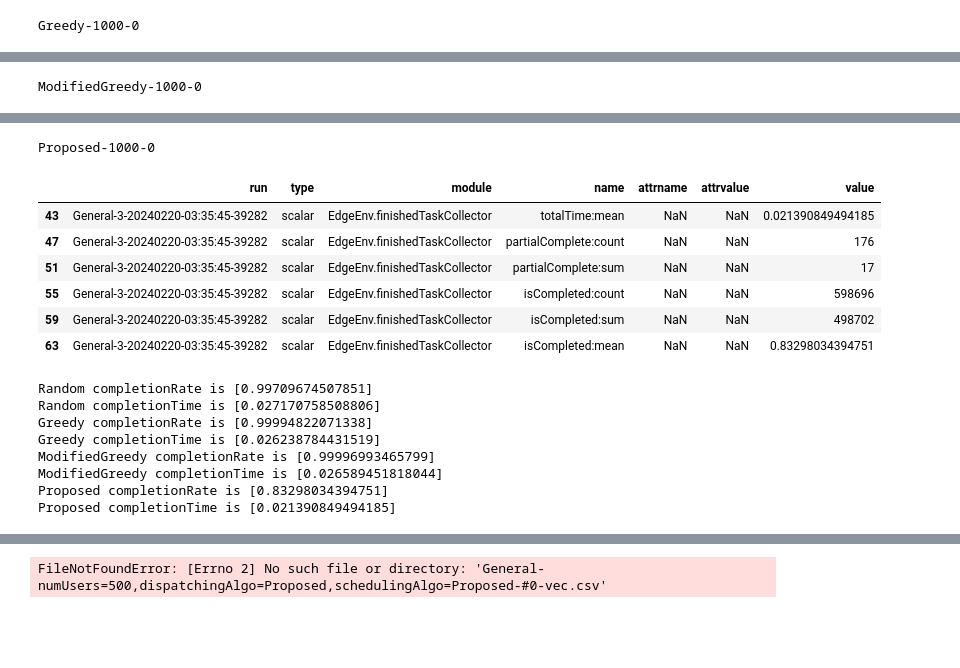
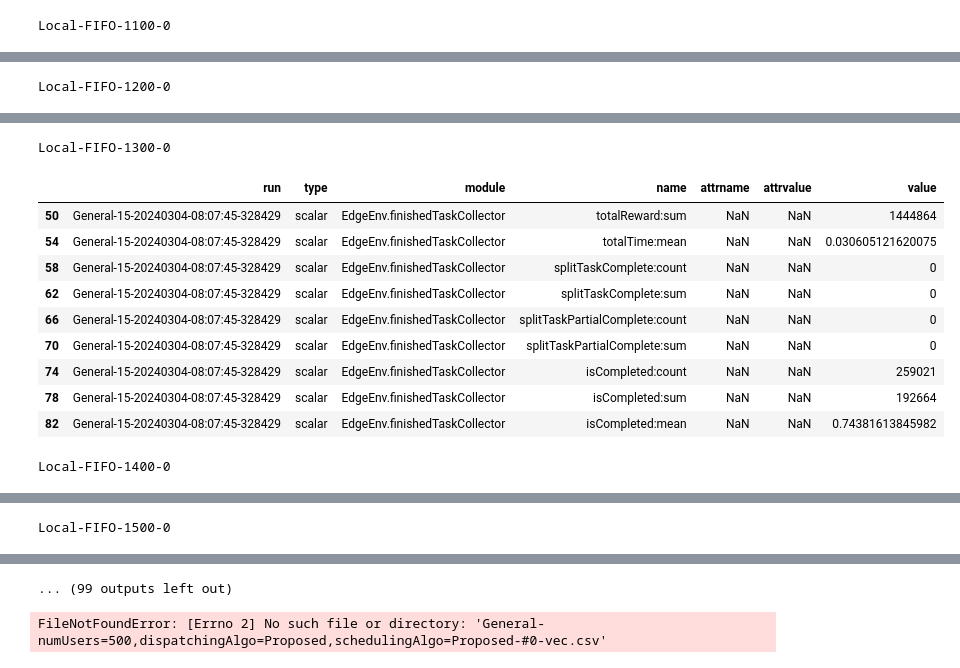
Before and after one commit to TimHung000/thesis, a Jupyter notebook: res.ipynb, the cells around one changed output, grey strips where cells are left out. Drawn from its saved outputs; the diff is of its cells as text; code cells hidden in the pictures; blank space fills up the shorter version.

```diff
--- a/res.ipynb
+++ b/res.ipynb
@@ -12,9 +12,10 @@ home_directory = os.path.expanduser("~")
 omnetpp_directory = os.path.join(home_directory, "omnetpp-6.0.2")
 vec_directory = os.path.join(omnetpp_directory, "samples", "thesis", "results")
 # %%
-dispatchingAlgos = ["Random", "Greedy", "ModifiedGreedy", "Proposed"] # ["Random", "Greedy", "Proposed"]
-schedulingAlgos = ["FIFO", "FIFO", "FIFO", "Proposed"] # ["Random", "Greedy", "Proposed"]
-numUsers = [user for user in range(1000, 1001, 200)]
+dispatchingAlgos = ["Local", "Random", "Greedy2", "Proposed", "Proposed"]
+schedulingAlgos = ["FIFO", "FIFO", "FIFO", "EDF", "SST"]
+
+numUsers = [user for user in range(1000, 2001 , 100)]
 repetition = 1
 for idx, dispatchingAlgo in enumerate(dispatchingAlgos):
     for numUser in numUsers:
@@ -36,29 +46,59 @@ Exported 6 scalars, 11855 parameters
 
 algoCompletionRate = []
 algoCompletionTime = []
+algoTotalReward = []
 
 for idx, dispatchingAlgo in enumerate(dispatchingAlgos):
     completionRateWithDiffNumUsers = []
     completionTimeWithDiffNumUsers = []
+    rewardWithDiffNumUsers = []
     for numUser in numUsers:
         accumulateCompletionRate = 0
         accumulateCompletionTime = 0
+        accumulateReward = 0
         for i in range(repetition):
             sca_out = pd.read_csv(f"General-numUsers={numUser},dispatchingAlgo={dispatchingAlgo},schedulingAlgo={schedulingAlgos[idx]}-#{i}-sca.csv")
-            print(f"{dispatchingAlgo}-{numUser}-{i}")
-            display(sca_out[(sca_out['type'] == 'scalar')])
+            print(f"{dispatchingAlgo}-{schedulingAlgos[idx]}-{numUser}-{i}")
+            if i == 0:
+                display(sca_out[(sca_out['type'] == 'scalar')])
             # sca_mean_row = sca_out[(sca_out['type'] == 'scalar') & (sca_out['name'] == 'isCompleted:mean')]
             sca_mean_row = sca_out[(sca_out['type'] == 'scalar')]
             accumulateCompletionRate += float(sca_mean_row[sca_mean_row['name'] == 'isCompleted:mean'].iloc[0]['value'])
             accumulateCompletionTime += float(sca_mean_row[sca_mean_row['name'] == 'totalTime:mean'].iloc[0]['value'])
+            accumulateReward += float(sca_mean_row[sca_mean_row['name'] == 'totalReward:sum'].iloc[0]['value'])
         avgCompletionRate = accumulateCompletionRate / repetition
         avgCompletionTime = accumulateCompletionTime / repetition
+        avgReward = accumulateReward / repetition
         completionRateWithDiffNumUsers.append(avgCompletionRate)
         completionTimeWithDiffNumUsers.append(avgCompletionTime)
+        rewardWithDiffNumUsers.append(avgReward)
     algoCompletionRate.append(completionRateWithDiffNumUsers)
     algoCompletionTime.append(completionTimeWithDiffNumUsers)
+    algoTotalReward.append(rewardWithDiffNumUsers)
 
-for idx, dispatchingAlgo in enumerate(dispatchingAlgos):
-    print(f"{dispatchingAlgo} completionRate is {algoCompletionRate[idx]}")
-    print(f"{dispatchingAlgo} completionTime is {algoCompletionTime[idx]}")
+
+# Define the maximum width for each variable
+dispatching_width = 10
+scheduling_width = 5
+completion_rate_width = 5
+
+for idx in range(len(dispatchingAlgos)):
+    print(f"{dispatchingAlgos[idx]:<{dispatching_width}}-{schedulingAlgos[idx]:<{scheduling_width}} completionRate is ", end="")
+    for j in range(len(numUsers)):
+        print(f"{algoCompletionRate[idx][j]:.6f}", end=" ")
+    print()
+
+print()
+for idx in range(len(dispatchingAlgos)):
+    print(f"{dispatchingAlgos[idx]:<{dispatching_width}}-{schedulingAlgos[idx]:<{scheduling_width}} completionTime is ", end="")
+    for j in range(len(numUsers)):
+        print(f"{algoCompletionTime[idx][j]:.6f}", end=" ")
+    print()
+
+print()
+for idx in range(len(dispatchingAlgos)):
+    print(f"{dispatchingAlgos[idx]:<{dispatching_width}}-{schedulingAlgos[idx]:<{scheduling_width}} reward is ", end="")
+    for j in range(len(numUsers)):
+        print(f"{algoTotalReward[idx][j]}", end=" ")
+    print()
 # %% [output]
@@ -73,2 +116,2 @@ Random-1000-0
-Greedy-1000-0
+Local-FIFO-1100-0
 |  | run | type | module | name | attrname | attrvalue | value |
@@ -81,2 +127,2 @@ Greedy-1000-0
-ModifiedGreedy-1000-0
+Local-FIFO-1200-0
 |  | run | type | module | name | attrname | attrvalue | value |
@@ -89,16 +138,12 @@ ModifiedGreedy-1000-0
-Proposed-1000-0
+Local-FIFO-1300-0
 |  | run | type | module | name | attrname | attrvalue | value |
-| 43 | General-3-20240220-03:35:45-39282 | scalar | EdgeEnv.finishedTaskCollector | totalTime:mean | NaN | NaN | 0.021390849494185 |
-| 47 | General-3-20240220-03:35:45-39282 | scalar | EdgeEnv.finishedTaskCollector | partialComplete:count | NaN | NaN | 176 |
-| 51 | General-3-20240220-03:35:45-39282 | scalar | EdgeEnv.finishedTaskCollector | partialComplete:sum | NaN | NaN | 17 |
-| 55 | General-3-20240220-03:35:45-39282 | scalar | EdgeEnv.finishedTaskCollector | isCompleted:count | NaN | NaN | 598696 |
-| 59 | General-3-20240220-03:35:45-39282 | scalar | EdgeEnv.finishedTaskCollector | isCompleted:sum | NaN | NaN | 498702 |
-| 63 | General-3-20240220-03:35:45-39282 | scalar | EdgeEnv.finishedTaskCollector | isCompleted:mean | NaN | NaN | 0.83298034394751 |
+| 50 | General-15-20240304-08:07:45-328429 | scalar | EdgeEnv.finishedTaskCollector | totalReward:sum | NaN | NaN | 1444864 |
+| 54 | General-15-20240304-08:07:45-328429 | scalar | EdgeEnv.finishedTaskCollector | totalTime:mean | NaN | NaN | 0.030605121620075 |
+| 58 | General-15-20240304-08:07:45-328429 | scalar | EdgeEnv.finishedTaskCollector | splitTaskComplete:count | NaN | NaN | 0 |
+| 62 | General-15-20240304-08:07:45-328429 | scalar | EdgeEnv.finishedTaskCollector | splitTaskComplete:sum | NaN | NaN | 0 |
+| 66 | General-15-20240304-08:07:45-328429 | scalar | EdgeEnv.finishedTaskCollector | splitTaskPartialComplete:count | NaN | NaN | 0 |
+| 70 | General-15-20240304-08:07:45-328429 | scalar | EdgeEnv.finishedTaskCollector | splitTaskPartialComplete:sum | NaN | NaN | 0 |
+| 74 | General-15-20240304-08:07:45-328429 | scalar | EdgeEnv.finishedTaskCollector | isCompleted:count | NaN | NaN | 259021 |
+| 78 | General-15-20240304-08:07:45-328429 | scalar | EdgeEnv.finishedTaskCollector | isCompleted:sum | NaN | NaN | 192664 |
+| 82 | General-15-20240304-08:07:45-328429 | scalar | EdgeEnv.finishedTaskCollector | isCompleted:mean | NaN | NaN | 0.74381613845982 |
-Random completionRate is [0.99709674507851]
-Random completionTime is [0.027170758508806]
-Greedy completionRate is [0.99994822071338]
-Greedy completionTime is [0.026238784431519]
-ModifiedGreedy completionRate is [0.99996993465799]
-ModifiedGreedy completionTime is [0.026589451818044]
-Proposed completionRate is [0.83298034394751]
-Proposed completionTime is [0.021390849494185]
+Local-FIFO-1400-0
@@ -104,0 +160 @@ Proposed completionTime is [0.021390849494185]
+Local-FIFO-1500-0
@@ -105,3 +171,4 @@ Proposed completionTime is [0.021390849494185]
+... (99 outputs left out)
 # %%
 proposed_500_vec_out = pd.read_csv(f"General-numUsers=500,dispatchingAlgo=Proposed,schedulingAlgo=Proposed-#0-vec.csv")
 proposed_500_vec_out = proposed_500_vec_out[proposed_500_vec_out['type'] == 'vector']
```
Also changed, not shown: parts of 3 cells of this notebook, 5 other files.
